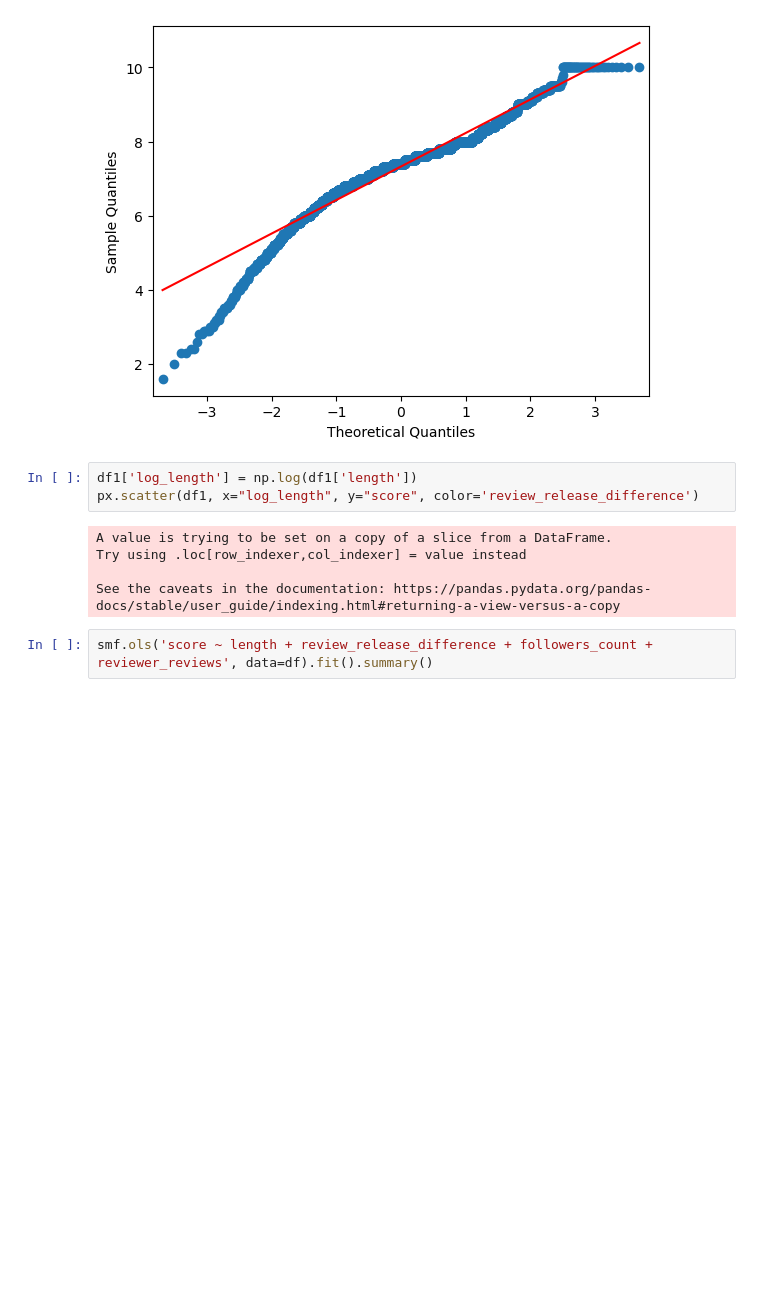
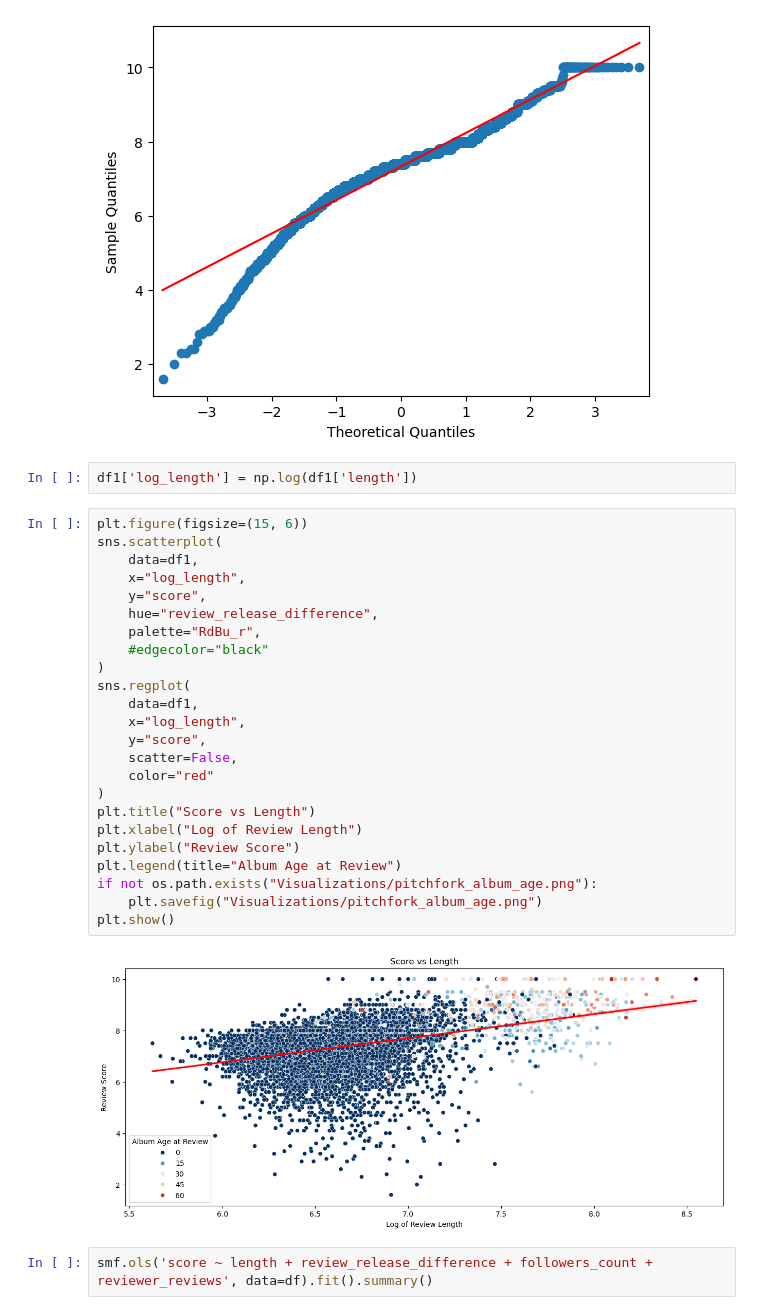
Before and after one commit to skunitzlevy/ds6021-pitchfork, a Jupyter notebook: Finn_analysis.ipynb, the cells around one changed output. Drawn from its saved outputs; the diff is of its cells as text; blank space fills up the shorter version.

```diff
--- a/Finn_analysis.ipynb
+++ b/Finn_analysis.ipynb
@@ -134,12 +169,32 @@ sm.qqplot(df1['score'], line='s')
 [figure]
 # %%
 df1['log_length'] = np.log(df1['length'])
-px.scatter(df1, x="log_length", y="score", color='review_release_difference')
-# %% [output]
-A value is trying to be set on a copy of a slice from a DataFrame.
-Try using .loc[row_indexer,col_indexer] = value instead
-
-See the caveats in the documentation: https://pandas.pydata.org/pandas-docs/stable/user_guide/indexing.html#returning-a-view-versus-a-copy
+# %%
+plt.figure(figsize=(15, 6))
+sns.scatterplot(
+    data=df1,
+    x="log_length",
+    y="score",
+    hue="review_release_difference",
+    palette="RdBu_r",
+    #edgecolor="black"
+)
+sns.regplot(
+    data=df1,
+    x="log_length",
+    y="score",
+    scatter=False,
+    color="red"
+)
+plt.title("Score vs Length")
+plt.xlabel("Log of Review Length")
+plt.ylabel("Review Score")
+plt.legend(title="Album Age at Review")
+if not os.path.exists("Visualizations/pitchfork_album_age.png"):
+    plt.savefig("Visualizations/pitchfork_album_age.png")
+plt.show()
+# %% [output]
+[figure, added]
 # %%
 smf.ols('score ~ length + review_release_difference + followers_count + reviewer_reviews', data=df).fit().summary()
 # %% [output]
```
Also changed, not shown: parts of 5 cells of this notebook, 4 other files.
